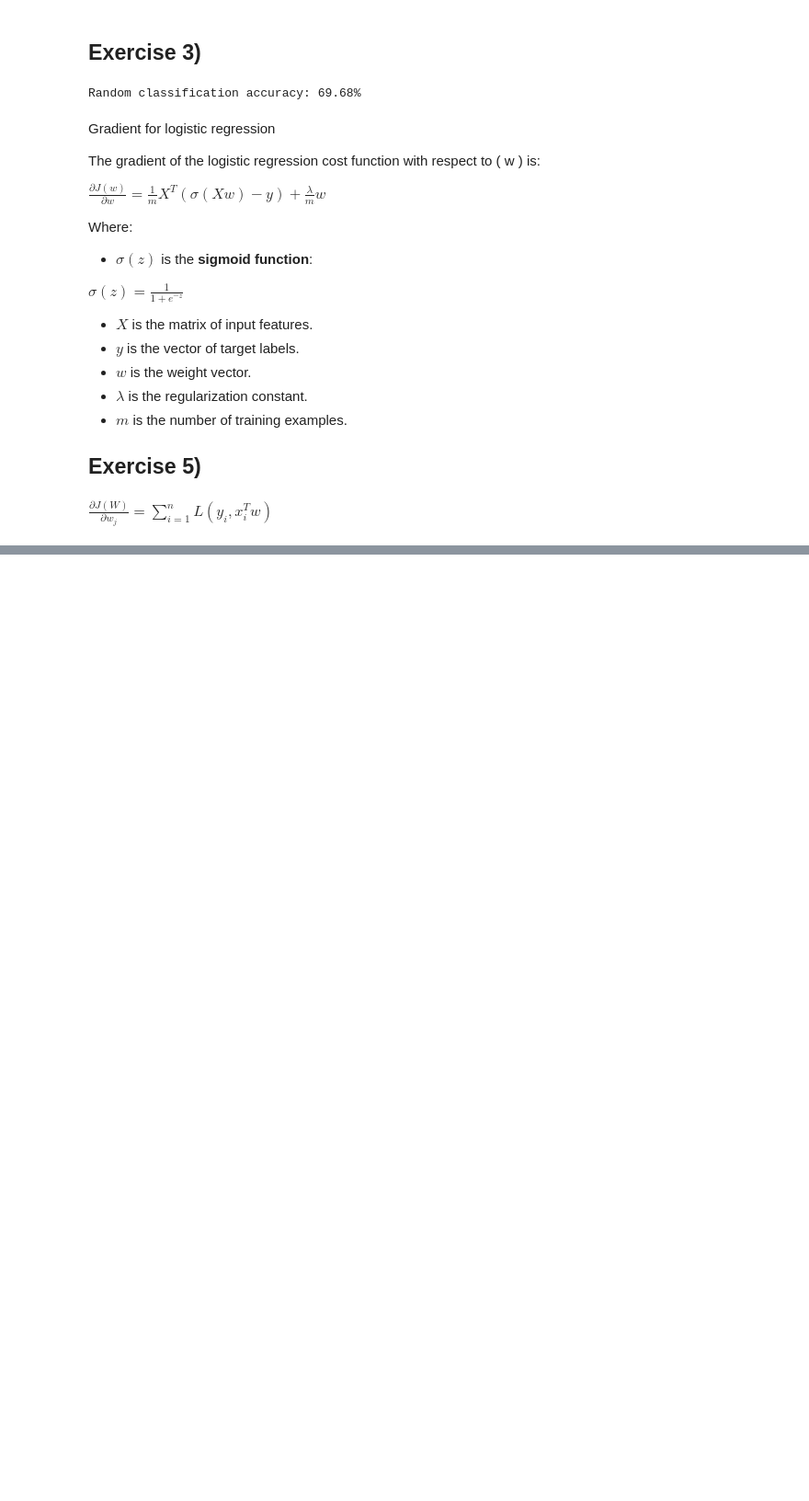
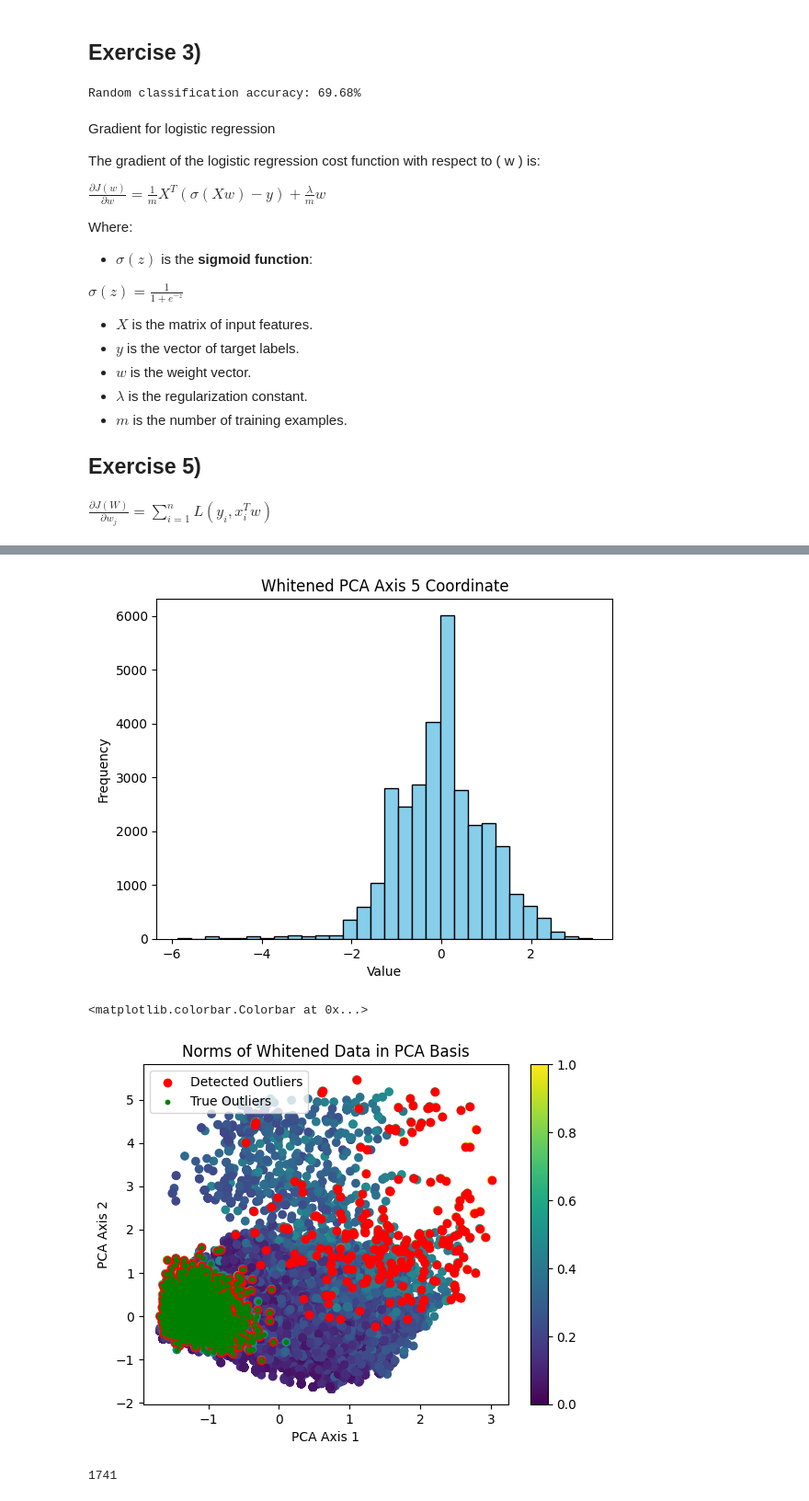
Before and after one commit to moscovium115/ML_ai_project_jupyter, a Jupyter notebook: Project_1.ipynb, the cells around one changed output, grey strips where cells are left out. Shown at 92% size. Saved outputs shown, nothing was run; the diff lists cells and outputs as text; code cells hidden in the pictures; blank space fills up the shorter version.

```diff
--- a/Project_1.ipynb
+++ b/Project_1.ipynb
@@ -333,0 +301,55 @@ plt.show()
+# %%
+from sklearn.decomposition import PCA
+
+pca = PCA( whiten=True)
+pca.fit(X)
+X_pca = pca.transform(X)
+
+X_pca.shape
+np.sum(X_pca, 0)
+np.std(X_pca, axis=0)
+
+import numpy as np
+import matplotlib.pyplot as plt
+
+# Generate random data
+
+# Plot the histogram
+plt.hist(X_pca[:, 5], bins=30, color='skyblue', edgecolor='black')
+plt.title('Whitened PCA Axis 5 Coordinate')
+plt.xlabel('Value')
+plt.ylabel('Frequency')
+plt.show()
+
+norm = np.linalg.norm(X_pca, axis=1)
+sorted_norm = np.sort(norm)
+threshold = sorted_norm[-2000];
+c = norm
+outliers = norm > threshold
+ax1 = 0
+ax2 = 1
+plt.scatter(X_pca[:,ax1], X_pca[:,ax2], c=c)
+plt.scatter(X_pca[outliers,ax1], X_pca[outliers,ax2], c="red", label="Detected Outliers")
+plt.scatter(X_pca[-2000:,ax1], X_pca[-2000:,ax2],10, c="green", label="True Outliers")
+plt.xlabel("PCA Axis 1")
+plt.ylabel("PCA Axis 2")
+plt.title("Norms of Whitened Data in PCA Basis")
+plt.legend()
+plt.colorbar()
+# %% [output]
+[figure, added]
+<matplotlib.colorbar.Colorbar at 0x...>
+[figure, added]
+# %%
+X_old = pd.read_csv("data.csv").iloc[:, :-1].values
+
+
+X_small = X[0:X_old.shape[0], :]
+np.sum(np.abs(X_small - X_old))
+
+
+outlier_indices = np.array(np.where(outliers)).T
+
+np.sum(outlier_indices > X_old.shape[0])
+# %% [output]
+1741
```
Also changed, not shown: parts of 3 cells of this notebook.
